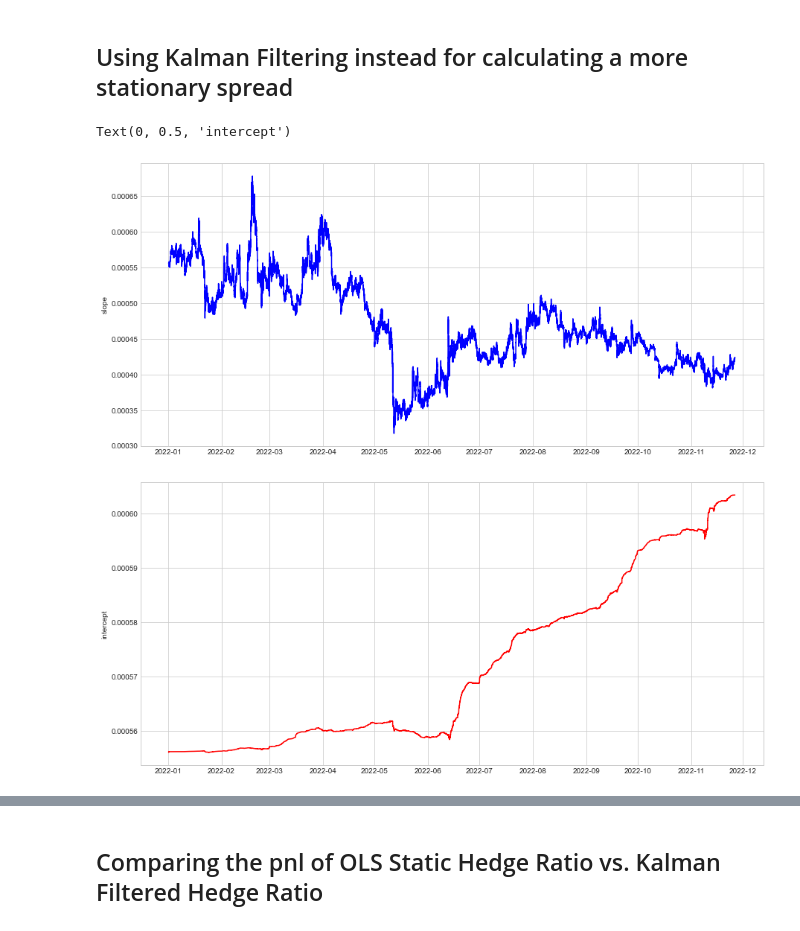
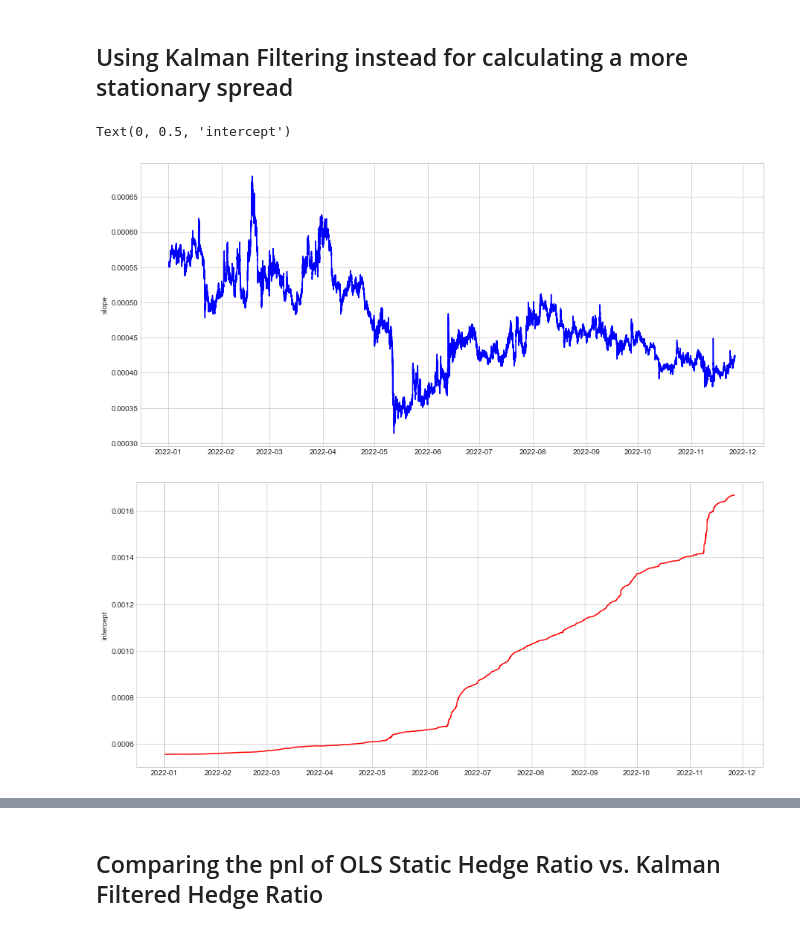
Before and after one commit to BabyChouSr/crypto-pairs-trading, a Jupyter notebook: Crypto Pairs Trading with Kalman Filtering Final.ipynb, the cells around one changed output, grey strips where cells are left out. Cells and saved outputs as stored; diff of their text form; code cells hidden in the pictures.

```diff
--- a/Crypto Pairs Trading with Kalman Filtering Final.ipynb
+++ b/Crypto Pairs Trading with Kalman Filtering Final.ipynb
@@ -301,24 +296,24 @@ for pair in cointegrated_pairs:
 # %%
 obs_mat = sm.add_constant(np.exp(all_prices["btc_price"].values), prepend=False)[:, np.newaxis]
 trans_cov = 1e-5 / (1 - 1e-5) * np.eye(2)
 kf = KalmanFilter(n_dim_obs=1, n_dim_state=2,
                   initial_state_mean=np.ones(2),
                   initial_state_covariance=np.ones((2, 2)),
                   transition_matrices=np.eye(2),
                   observation_matrices=obs_mat,
                   observation_covariance=0.5,
-                  transition_covariance=1e-10 * np.eye(2))
+                  transition_covariance=1e-5 * np.eye(2))
 state_means, state_covs = kf.filter(np.exp(all_prices["neo_price"].values))
 slope=state_means[:, 0]
 intercept=state_means[:, 1]
 plt.figure(figsize =(15,7))
 plt.plot(all_prices["neo_price"].index, slope, c='b')
 plt.ylabel('slope')
 plt.figure(figsize =(15,7))
 plt.plot(all_prices["neo_price"].index,intercept,c='r')
 plt.ylabel('intercept')
 # %% [output]
 Text(0, 0.5, 'intercept')
-[figure, old version]
+[figure, new version]
-[figure, old version]
+[figure, new version]
 # %%
```
Also changed, not shown: parts of 19 cells of this notebook.
